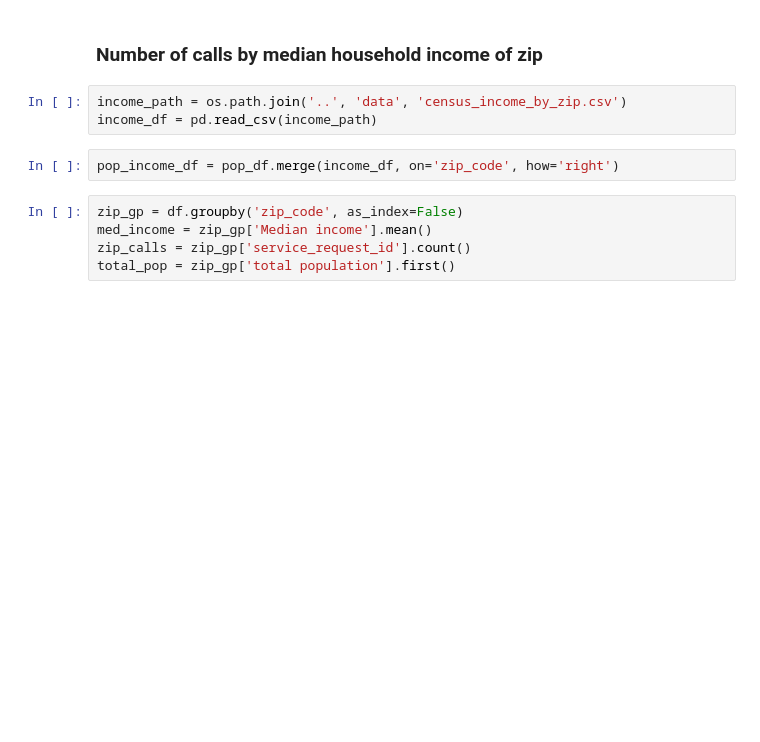
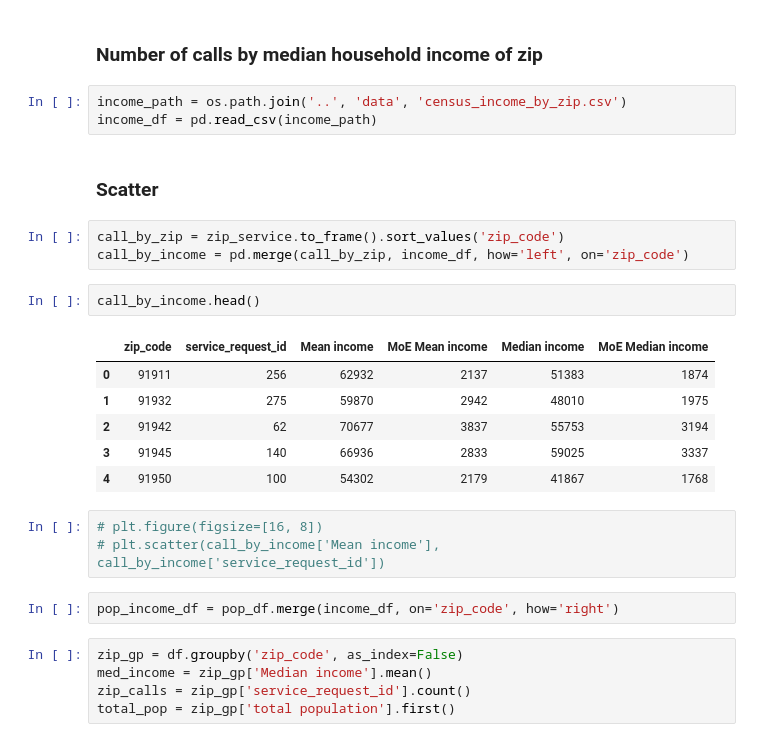
Before and after one commit to farhadOmidvar/311-San-Diego, a Jupyter notebook: notebooks/charts_all.ipynb, the cells around one changed output. Saved outputs shown, nothing was run; the diff lists cells and outputs as text; blank space fills up the shorter version.

```diff
--- a/notebooks/charts_all.ipynb
+++ b/notebooks/charts_all.ipynb
@@ -114,6 +119,23 @@ pop_df = pd.read_csv(pop_path)
 # %%
 income_path = os.path.join('..', 'data', 'census_income_by_zip.csv')
 income_df = pd.read_csv(income_path)
+# %% [markdown]
+### Scatter
+# %%
+call_by_zip = zip_service.to_frame().sort_values('zip_code')
+call_by_income = pd.merge(call_by_zip, income_df, how='left', on='zip_code')
+# %%
+call_by_income.head()
+# %% [output]
+|  | zip_code | service_request_id | Mean income | MoE Mean income | Median income | MoE Median income |
+| 0 | 91911 | 256 | 62932 | 2137 | 51383 | 1874 |
+| 1 | 91932 | 275 | 59870 | 2942 | 48010 | 1975 |
+| 2 | 91942 | 62 | 70677 | 3837 | 55753 | 3194 |
+| 3 | 91945 | 140 | 66936 | 2833 | 59025 | 3337 |
+| 4 | 91950 | 100 | 54302 | 2179 | 41867 | 1768 |
+# %%
+# plt.figure(figsize=[16, 8])
+# plt.scatter(call_by_income['Mean income'], call_by_income['service_request_id'])
 # %%
 pop_income_df = pop_df.merge(income_df, on='zip_code', how='right')
 # %%
```
Also changed, not shown: parts of 7 cells of this notebook, 11 other files.
